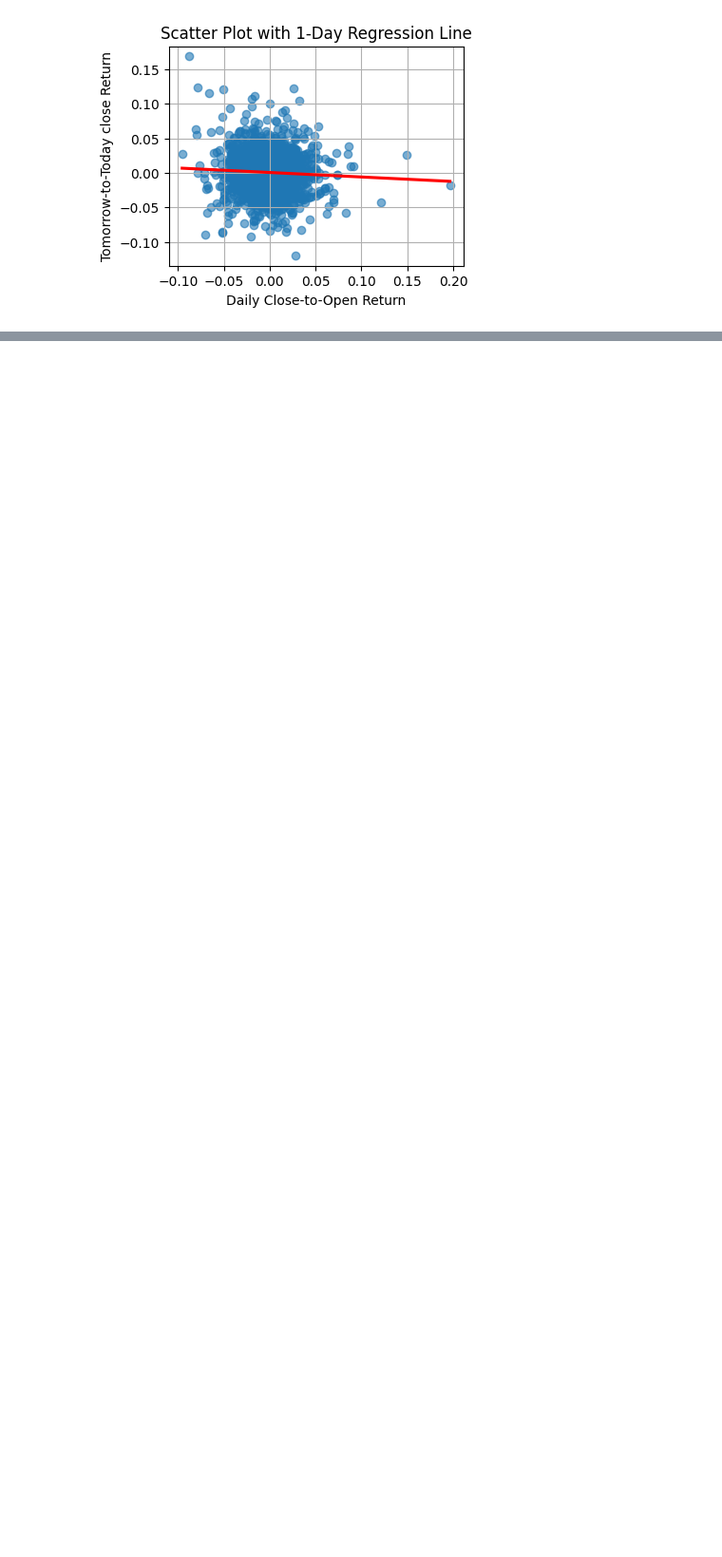
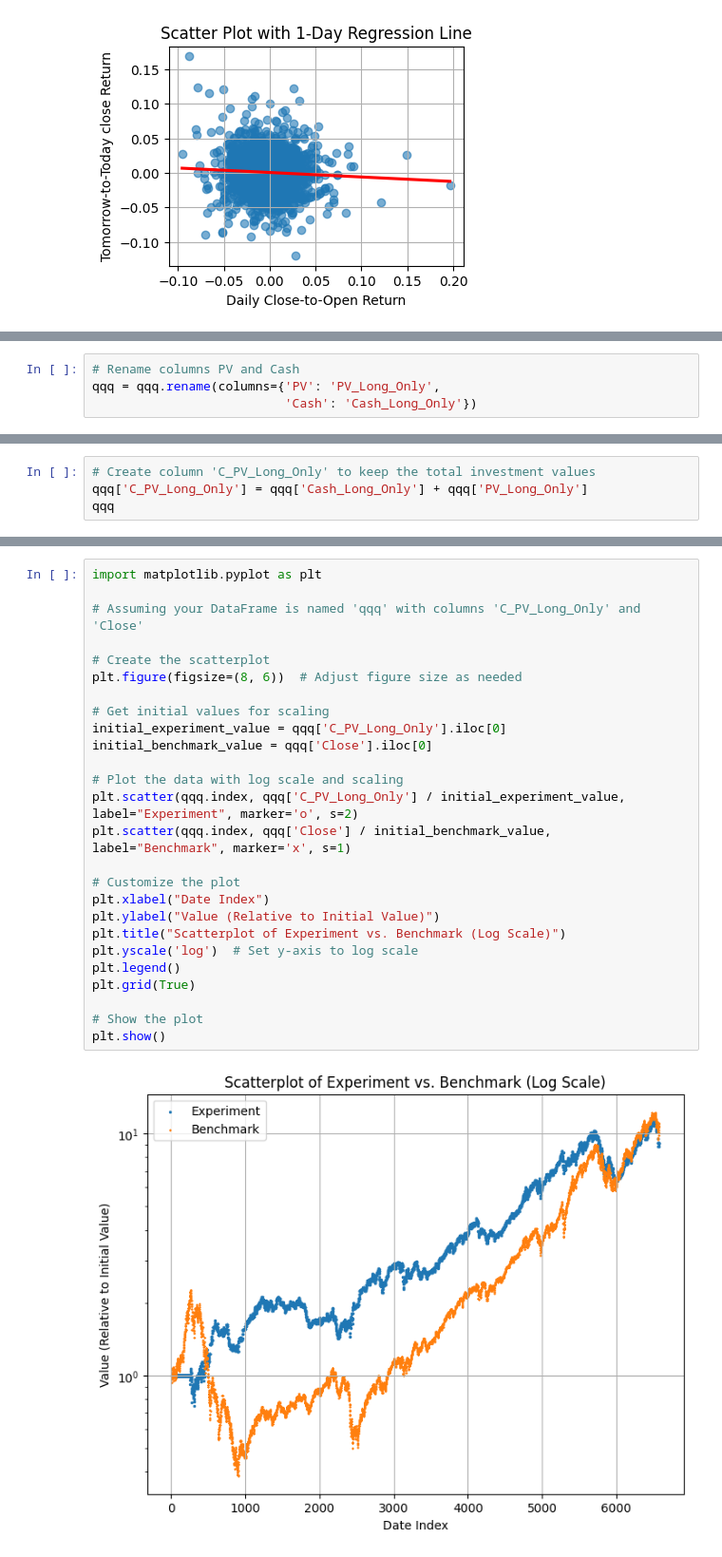
Before and after one commit to fengfrankgthb/BUS-41204, a Jupyter notebook: QQQ/QQQ_Paired_Strategy1.ipynb, the cells around one changed output, grey strips where cells are left out. Shown at 95% size. Saved outputs shown, nothing was run; the diff lists cells and outputs as text; blank space fills up the shorter version.

```diff
--- a/QQQ/QQQ_Paired_Strategy1.ipynb
+++ b/QQQ/QQQ_Paired_Strategy1.ipynb
@@ -255,0 +440,4 @@ qqq
+# %%
+# Rename columns PV and Cash
+qqq = qqq.rename(columns={'PV': 'PV_Long_Only',
+                          'Cash': 'Cash_Long_Only'})
@@ -255,0 +460,4 @@ qqq
+# %%
+# Create column 'C_PV_Long_Only' to keep the total investment values
+qqq['C_PV_Long_Only'] = qqq['Cash_Long_Only'] + qqq['PV_Long_Only']
+qqq
@@ -255,0 +478,28 @@ qqq
+# %%
+import matplotlib.pyplot as plt
+
+# Assuming your DataFrame is named 'qqq' with columns 'C_PV_Long_Only' and 'Close'
+
+# Create the scatterplot
+plt.figure(figsize=(8, 6))  # Adjust figure size as needed
+
+# Get initial values for scaling
+initial_experiment_value = qqq['C_PV_Long_Only'].iloc[0]
+initial_benchmark_value = qqq['Close'].iloc[0]
+
+# Plot the data with log scale and scaling
+plt.scatter(qqq.index, qqq['C_PV_Long_Only'] / initial_experiment_value, label="Experiment", marker='o', s=2)
+plt.scatter(qqq.index, qqq['Close'] / initial_benchmark_value, label="Benchmark", marker='x', s=1)
+
+# Customize the plot
+plt.xlabel("Date Index")
+plt.ylabel("Value (Relative to Initial Value)")
+plt.title("Scatterplot of Experiment vs. Benchmark (Log Scale)")
+plt.yscale('log')  # Set y-axis to log scale
+plt.legend()
+plt.grid(True)
+
+# Show the plot
+plt.show()
+# %% [output]
+[figure, added]
```
Also changed, not shown: parts of 11 cells of this notebook.
